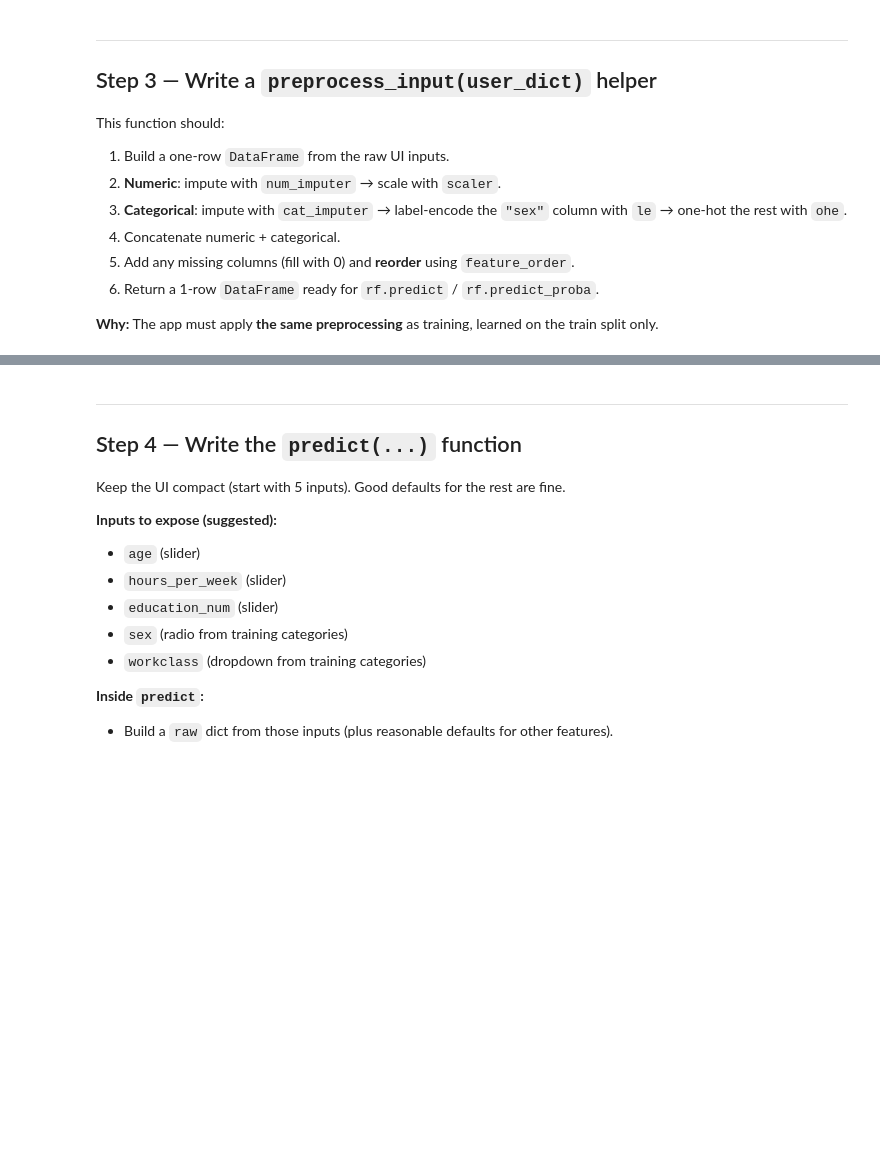
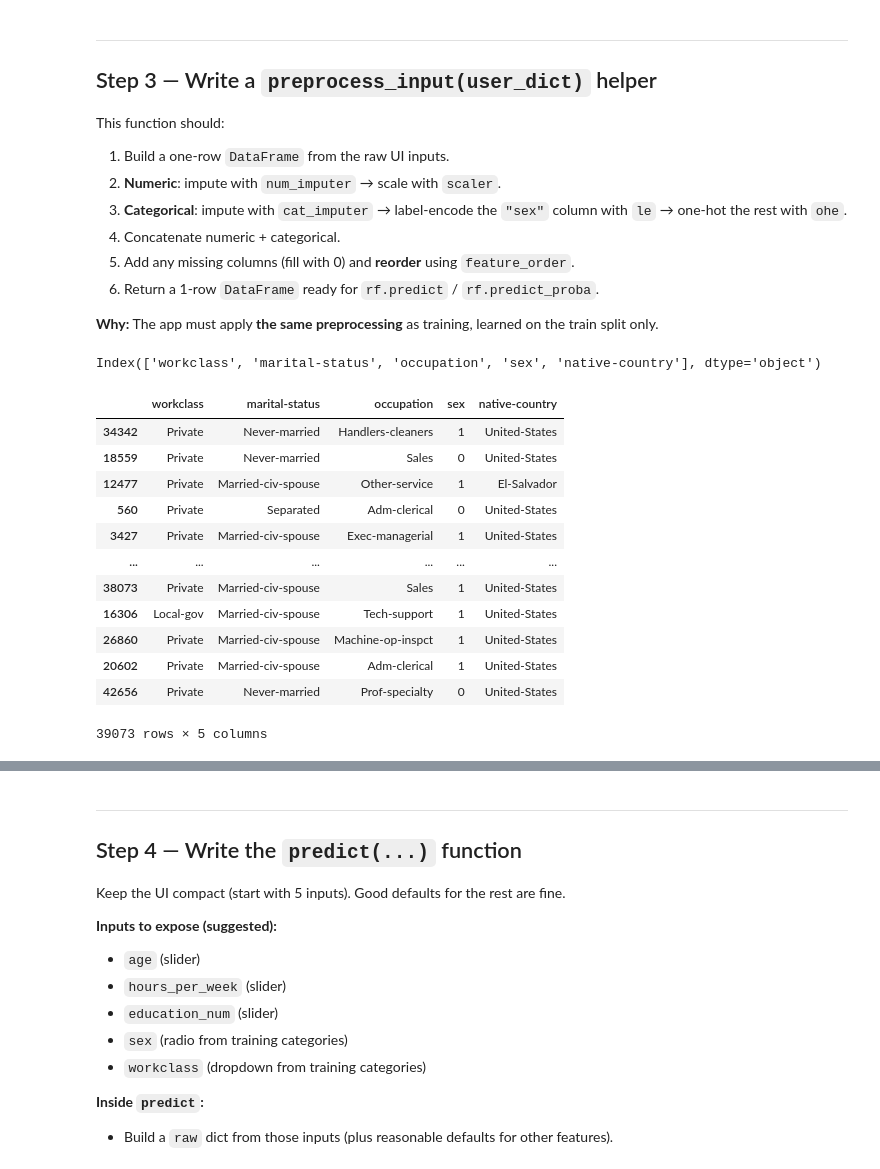
Before and after one commit to hongyu447/dl-survey-live-lab-2025, a Jupyter notebook: notebooks/01_baseline_random_forest_gradio.ipynb, the cells around one changed output, grey strips where cells are left out. Saved outputs shown, nothing was run; the diff lists cells and outputs as text; code cells hidden in the pictures; blank space fills up the shorter version.

```diff
--- a/notebooks/01_baseline_random_forest_gradio.ipynb
+++ b/notebooks/01_baseline_random_forest_gradio.ipynb
@@ -478,0 +484,20 @@ def preprocess_input(user_dict):
+# %%
+X_train_processed.columns
+# %% [output]
+Index(['workclass', 'marital-status', 'occupation', 'sex', 'native-country'], dtype='object')
+# %%
+X_train_processed
+# %% [output]
+|  | workclass | marital-status | occupation | sex | native-country |
+| 34342 | Private | Never-married | Handlers-cleaners | 1 | United-States |
+| 18559 | Private | Never-married | Sales | 0 | United-States |
+| 12477 | Private | Married-civ-spouse | Other-service | 1 | El-Salvador |
+| 560 | Private | Separated | Adm-clerical | 0 | United-States |
+| 3427 | Private | Married-civ-spouse | Exec-managerial | 1 | United-States |
+| ... | ... | ... | ... | ... | ... |
+| 38073 | Private | Married-civ-spouse | Sales | 1 | United-States |
+| 16306 | Local-gov | Married-civ-spouse | Tech-support | 1 | United-States |
+| 26860 | Private | Married-civ-spouse | Machine-op-inspct | 1 | United-States |
+| 20602 | Private | Married-civ-spouse | Adm-clerical | 1 | United-States |
+| 42656 | Private | Never-married | Prof-specialty | 0 | United-States |
+39073 rows × 5 columns
```
Also changed, not shown: parts of 6 cells of this notebook.
